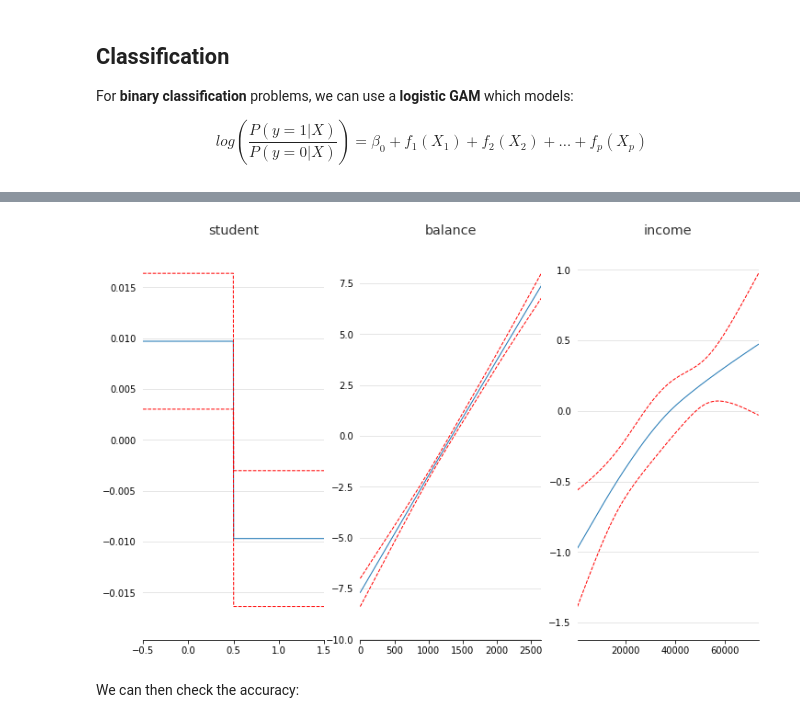
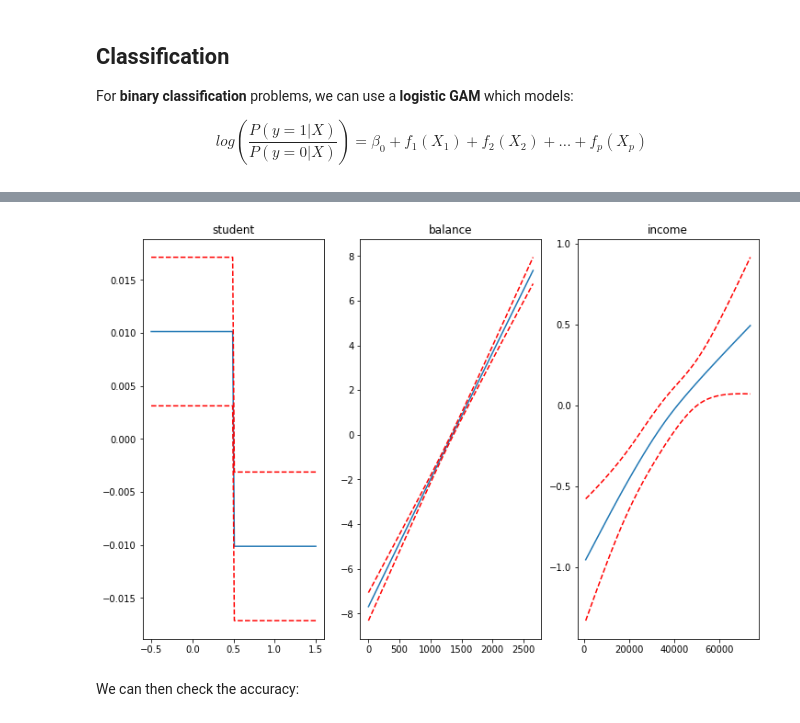
Before and after one commit to dswah/pyGAM, a Jupyter notebook: doc/source/notebooks/getting_started.ipynb, the cells around one changed output, grey strips where cells are left out. Cells and saved outputs as stored; diff of their text form; code cells hidden in the pictures.

```diff
--- a/doc/source/notebooks/getting_started.ipynb
+++ b/doc/source/notebooks/getting_started.ipynb
@@ -33,22 +33,25 @@ import matplotlib.pyplot as plt
 plt.ion()
 plt.rcParams['figure.figsize'] = (12, 8)
 # %%
-from pygam import LinearGAM
+from pygam import LinearGAM, s, f
 from pygam.datasets import wage
 
 X, y = wage(return_X_y=True)
 
-gam = LinearGAM(n_splines=10).gridsearch(X, y)
-XX = gam.generate_X_grid()
+gam = LinearGAM()
+gam.n_splines = 10
+gam.gridsearch(X, y)
 
-fig, axs = plt.subplots(1, 3)
+plt.figure();
+fig, axs = plt.subplots(1,3);
+
 titles = ['year', 'age', 'education']
-
 for i, ax in enumerate(axs):
-    pdep, confi = gam.partial_dependence(XX, feature=i, width=.95)
-
-    ax.plot(XX[:, i], pdep)
-    ax.plot(XX[:, i], *confi, c='r', ls='--')
-    ax.set_title(titles[i])
+    XX = gam.generate_X_grid(term=i)
+    ax.plot(XX[:, i], gam.partial_dependence(term=i, X=XX));
+    ax.plot(XX[:, i], gam.partial_dependence(term=i, X=XX, width=.95)[1], c='r', ls='--');
+    if i == 0:
+        ax.set_ylim(-30,30);
+    ax.set_title(titles[i]);
 # %% [output]
 100% (11 of 11) |########################| Elapsed Time: 0:00:01 Time:  0:00:01
@@ -83,12 +190,12 @@ from pygam.datasets import mcycle
 X, y = mcycle(return_X_y=True)
 
 gam = LinearGAM().gridsearch(X, y)
-XX = gam.generate_X_grid()
+XX = gam.generate_X_grid(term=0)
 
 plt.plot(XX, gam.predict(XX), 'r--')
 plt.plot(XX, gam.prediction_intervals(XX, width=.95), color='b', ls='--')
 
 plt.scatter(X, y, facecolor='gray', edgecolors='none')
-plt.title('95% prediction interval')
+plt.title('95% prediction interval');
 # %% [output]
 100% (11 of 11) |########################| Elapsed Time: 0:00:00 Time:  0:00:00
@@ -115,21 +221,21 @@ $$
     log\left(\frac{P(y=1|X)}{P(y=0|X)}\right)=\beta_0+f_1(X_1)+f_2(X_2)+\dots+f_p(X_p)
 $$
 # %%
-from pygam import LogisticGAM
+from pygam import LogisticGAM, s, f
 from pygam.datasets import default
 
 X, y = default(return_X_y=True)
 
-gam = LogisticGAM().gridsearch(X, y)
-XX = gam.generate_X_grid()
+gam = LogisticGAM(f(0) + s(1) + s(2)).gridsearch(X, y)
 
 fig, axs = plt.subplots(1, 3)
 titles = ['student', 'balance', 'income']
 
 for i, ax in enumerate(axs):
-    pdep, confi = gam.partial_dependence(XX, feature=i, width=.95)
+    XX = gam.generate_X_grid(term=i)
+    pdep, confi = gam.partial_dependence(term=i, width=.95)
 
     ax.plot(XX[:, i], pdep)
-    ax.plot(XX[:, i], confi[0], c='r', ls='--')
+    ax.plot(XX[:, i], confi, c='r', ls='--')
     ax.set_title(titles[i])
 # %% [output]
@@ -137,4 +243,4 @@ for i, ax in enumerate(axs):
-[figure, old version]
+[figure, new version]
 # %% [markdown]
 We can then check the accuracy:
 # %%
```
Also changed, not shown: parts of 28 cells of this notebook, 17 other files.
